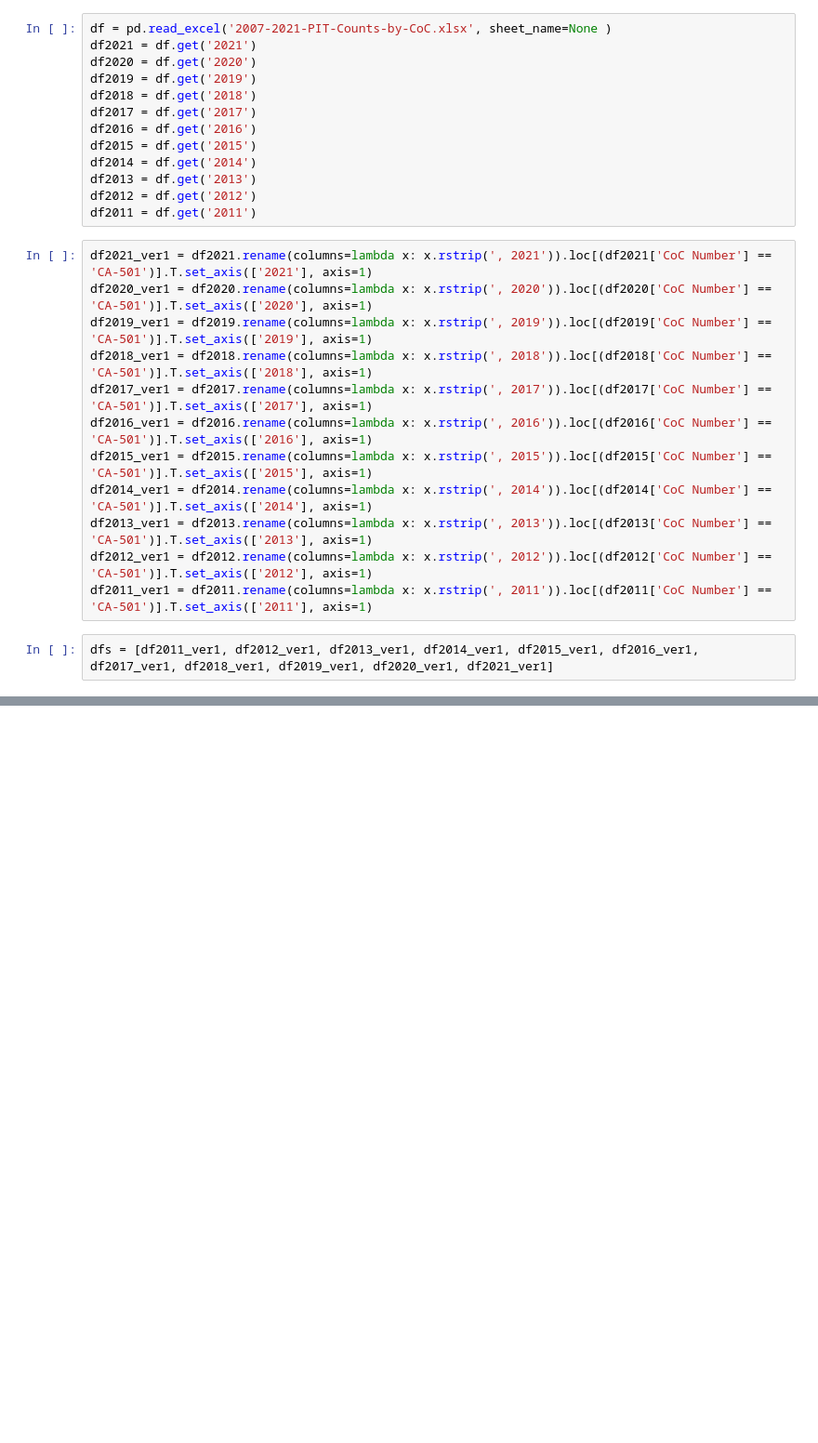
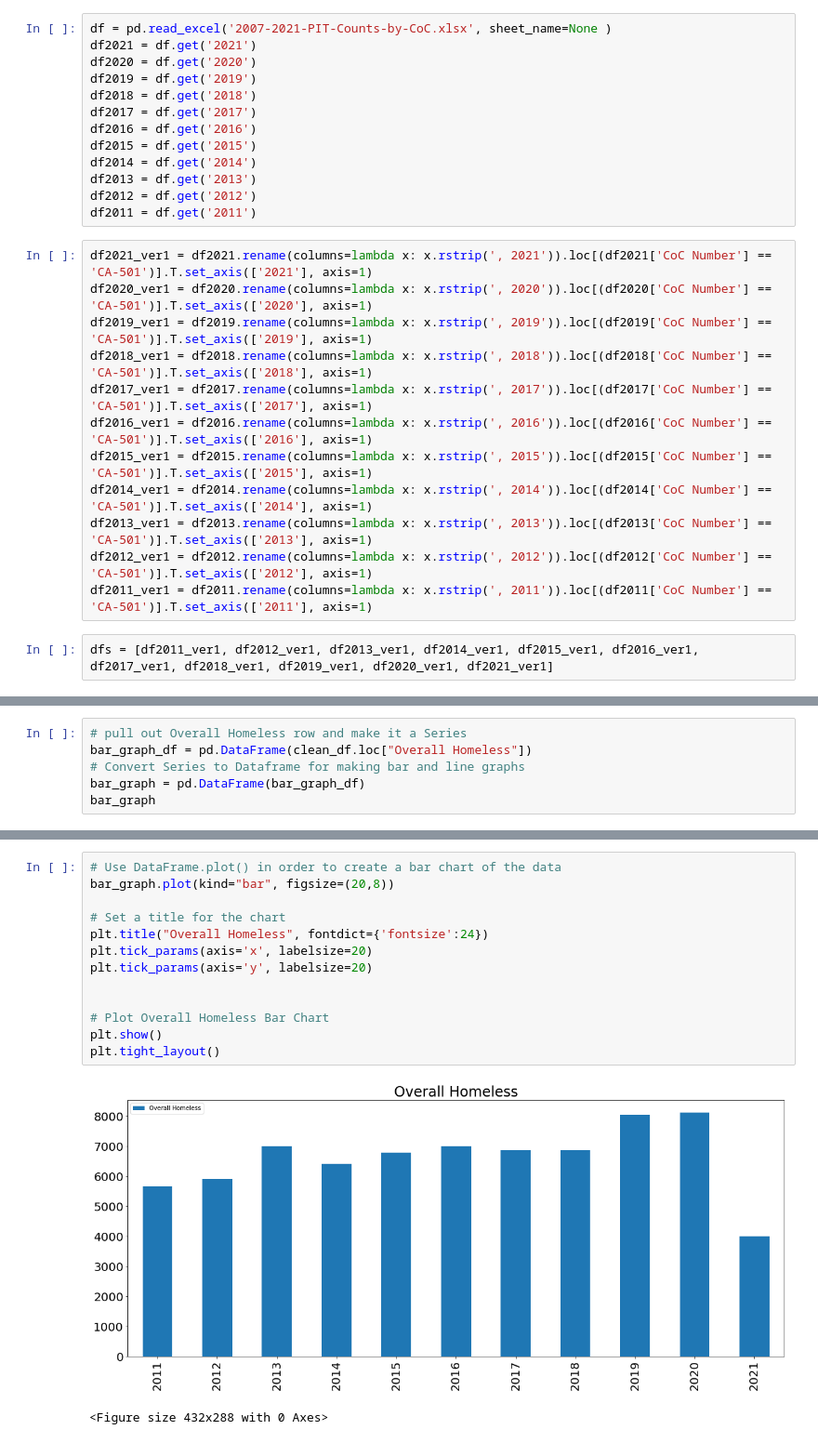
Before and after one commit to scbigler/Project1, a Jupyter notebook: Homeless Sonny.ipynb, the cells around one changed output, grey strips where cells are left out. Shown at 93% size. Cells and saved outputs as stored; diff of their text form; blank space fills up the shorter version.

```diff
--- a/Homeless.ipynb
+++ b/Homeless Sonny.ipynb
@@ -73,3 +73,9 @@ clean_df.replace(np.nan,0).head(50)
 | Overall Homeless - Age 18 to 24 | 0 | 0 | 1848.0 | 0 | 1389.0 | 1434.0 | 1224.0 | 1353.0 | 1157.0 | 1157.0 | 0 |
 | Overall Homeless - Over 24 | 0 | 0 | 4705.0 | 0 | 4942.0 | 5066.0 | 5186.0 | 5027.0 | 6494.0 | 6602.0 | 0 |
 | Sheltered ES Homeless - Under 18 | 0 | 0 | 184.0 | 195.0 | 181.0 | 224.0 | 211.0 | 0 | 228.0 | 226.0 | 239.0 |
+# %%
+# pull out Overall Homeless row and make it a Series
+bar_graph_df = pd.DataFrame(clean_df.loc["Overall Homeless"])
+# Convert Series to Dataframe for making bar and line graphs
+bar_graph = pd.DataFrame(bar_graph_df)
+bar_graph
@@ -75,0 +95,16 @@ clean_df.replace(np.nan,0).head(50)
+# %%
+# Use DataFrame.plot() in order to create a bar chart of the data
+bar_graph.plot(kind="bar", figsize=(20,8))
+
+# Set a title for the chart
+plt.title("Overall Homeless", fontdict={'fontsize':24})
+plt.tick_params(axis='x', labelsize=20)
+plt.tick_params(axis='y', labelsize=20)
+
+
+# Plot Overall Homeless Bar Chart
+plt.show()
+plt.tight_layout()
+# %% [output]
+[figure, added]
+<Figure size 432x288 with 0 Axes>
```
Also changed, not shown: parts of 2 cells of this notebook.
